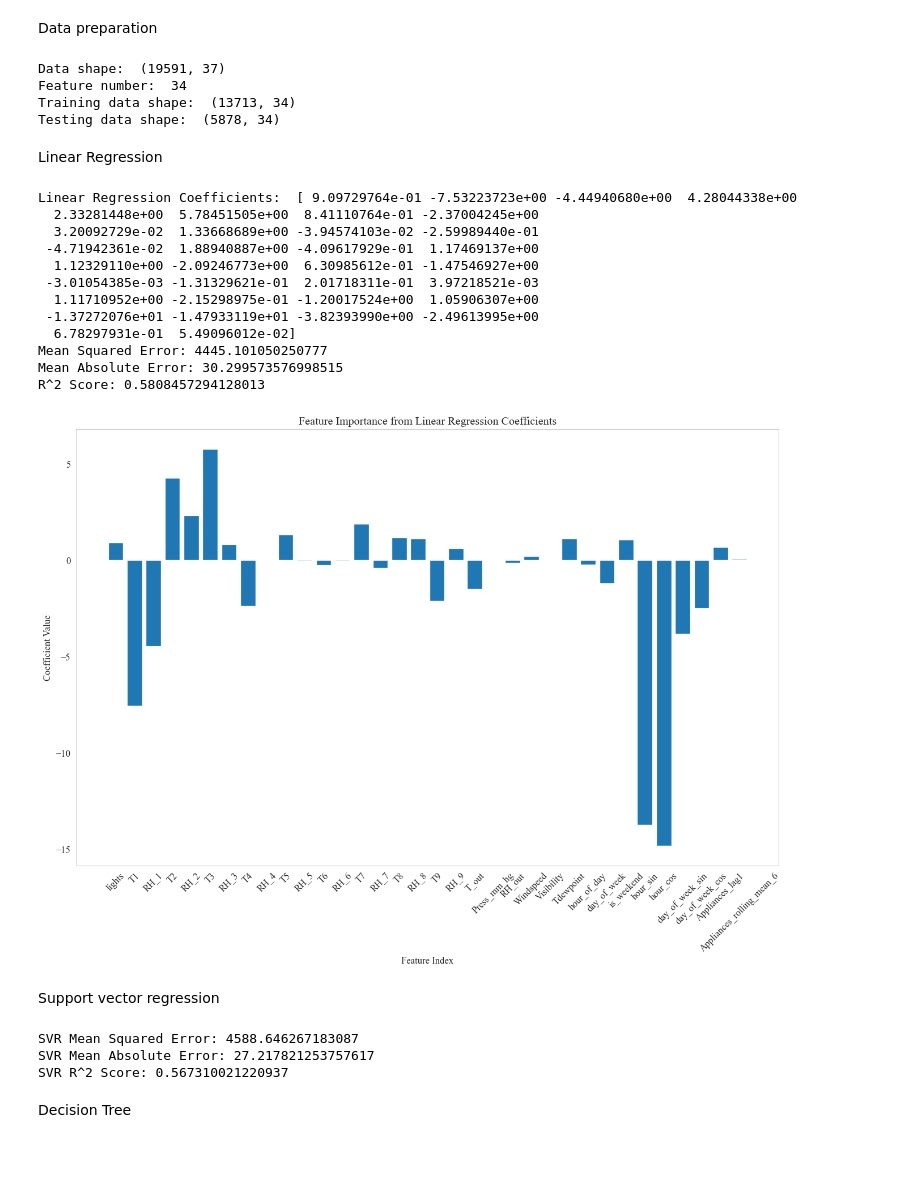
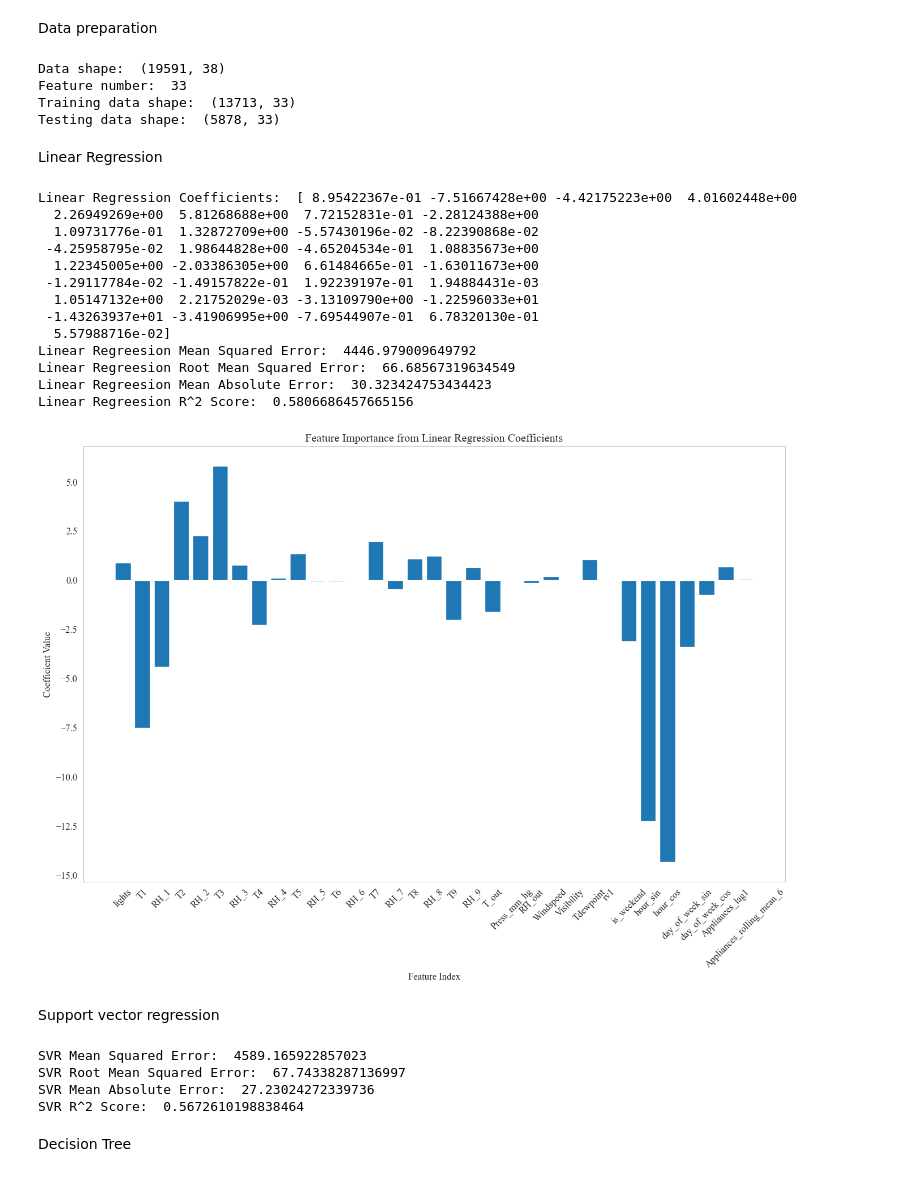
Before and after one commit to CatPieee/Appliances-Energy-Consumption-Forecasting-Using-Time-Series-Machine-Learning, a Jupyter notebook: notebooks/3.0-Traditional_ML_Experimentation.ipynb, the cells around one changed output. Cells and saved outputs as stored; diff of their text form; code cells hidden in the pictures.

```diff
--- a/notebooks/3.0-Traditional_ML_Experimentation.ipynb
+++ b/notebooks/3.0-Traditional_ML_Experimentation.ipynb
@@ -32,7 +31,7 @@ print('Data shape: ', df.shape)
 features = ['lights', 'T1', 'RH_1', 'T2', 'RH_2', 'T3', 'RH_3', 'T4', 'RH_4',
             'T5', 'RH_5', 'T6', 'RH_6', 'T7', 'RH_7', 'T8', 'RH_8', 'T9',
             'RH_9', 'T_out', 'Press_mm_hg', 'RH_out', 'Windspeed',
-            'Visibility', 'Tdewpoint', 'hour_of_day', 'day_of_week',
+            'Visibility', 'Tdewpoint', 'rv1',
             'is_weekend', 'hour_sin', 'hour_cos', 'day_of_week_sin',
             'day_of_week_cos', 'Appliances_lag1', 'Appliances_rolling_mean_6']
 target = 'Appliances'
@@ -46,10 +45,10 @@ X_train, X_test, y_train, y_test = train_test_split(X, y, test_size=0.3, random_
 print('Training data shape: ', X_train.shape)
 print('Testing data shape: ', X_test.shape)
 # %% [output]
-Data shape:  (19591, 37)
-Feature number:  34
-Training data shape:  (13713, 34)
-Testing data shape:  (5878, 34)
+Data shape:  (19591, 38)
+Feature number:  33
+Training data shape:  (13713, 33)
+Testing data shape:  (5878, 33)
 # %%
 model_results = {}
 # %% [markdown]
@@ -57,48 +56,52 @@ Linear Regression
 # %%
 lin_reg = linear_model.LinearRegression()
 lin_reg.fit(X_train, y_train)
 print("Linear Regression Coefficients: ", lin_reg.coef_)
 
 y_pred = lin_reg.predict(X_test)
 
 mse = mean_squared_error(y_test, y_pred)
+rmse = root_mean_squared_error(y_test, y_pred)
 mae = mean_absolute_error(y_test, y_pred)
 r2 = r2_score(y_test, y_pred)
-print(f"Mean Squared Error: {mse}")
-print(f"Mean Absolute Error: {mae}")
-print(f"R^2 Score: {r2}")
+print("Linear Regreesion Mean Squared Error: ", mse)
+print("Linear Regreesion Root Mean Squared Error: ", rmse)
+print("Linear Regreesion Mean Absolute Error: ", mae)
+print("Linear Regreesion R^2 Score: ", r2)
 
 # model_results['Linear Regression'] = {
 #     'predictions': y_pred,
 #     'MSE': mse,
+#     'RMSE': rmse,
 #     'MAE': mae,
 #     'R2': r2
 # }
 
 # Feature coefficients analysis
 importance = lin_reg.coef_
 plt.figure(figsize=(16,10))
 plt.bar([x for x in range(len(importance))], importance)
 plt.xticks(ticks=range(len(features)), labels=features, rotation=45)
 plt.xlabel('Feature Index')
 plt.ylabel('Coefficient Value')
 plt.title('Feature Importance from Linear Regression Coefficients')
 plt.grid()
 plt.show()
 # %% [output]
-Linear Regression Coefficients:  [ 9.09729764e-01 -7.53223723e+00 -4.44940680e+00  4.28044338e+00
-  2.33281448e+00  5.78451505e+00  8.41110764e-01 -2.37004245e+00
-  3.20092729e-02  1.33668689e+00 -3.94574103e-02 -2.59989440e-01
- -4.71942361e-02  1.88940887e+00 -4.09617929e-01  1.17469137e+00
-  1.12329110e+00 -2.09246773e+00  6.30985612e-01 -1.47546927e+00
- -3.01054385e-03 -1.31329621e-01  2.01718311e-01  3.97218521e-03
-  1.11710952e+00 -2.15298975e-01 -1.20017524e+00  1.05906307e+00
- -1.37272076e+01 -1.47933119e+01 -3.82393990e+00 -2.49613995e+00
-  6.78297931e-01  5.49096012e-02]
-Mean Squared Error: 4445.101050250777
-Mean Absolute Error: 30.299573576998515
-R^2 Score: 0.5808457294128013
+Linear Regression Coefficients:  [ 8.95422367e-01 -7.51667428e+00 -4.42175223e+00  4.01602448e+00
+  2.26949269e+00  5.81268688e+00  7.72152831e-01 -2.28124388e+00
+  1.09731776e-01  1.32872709e+00 -5.57430196e-02 -8.22390868e-02
+ -4.25958795e-02  1.98644828e+00 -4.65204534e-01  1.08835673e+00
+  1.22345005e+00 -2.03386305e+00  6.61484665e-01 -1.63011673e+00
+ -1.29117784e-02 -1.49157822e-01  1.92239197e-01  1.94884431e-03
+  1.05147132e+00  2.21752029e-03 -3.13109790e+00 -1.22596033e+01
+ -1.43263937e+01 -3.41906995e+00 -7.69544907e-01  6.78320130e-01
+  5.57988716e-02]
+Linear Regreesion Mean Squared Error:  4446.979009649792
+Linear Regreesion Root Mean Squared Error:  66.68567319634549
+Linear Regreesion Mean Absolute Error:  30.323424753434423
+Linear Regreesion R^2 Score:  0.5806686457665156
-[figure, old version]
+[figure, new version]
 # %% [markdown]
 Support vector regression
 # %%
@@ -106,22 +109,26 @@ svr = SVR(kernel='rbf', C=10)
 svr.fit(X_train, y_train)
 y_pred_svr = svr.predict(X_test)
 mse_svr = mean_squared_error(y_test, y_pred_svr)
+rmse_svr = root_mean_squared_error(y_test, y_pred_svr)
 mae_svr = mean_absolute_error(y_test, y_pred_svr)
 r2_svr = r2_score(y_test, y_pred_svr)
-print(f"SVR Mean Squared Error: {mse_svr}")
-print(f"SVR Mean Absolute Error: {mae_svr}")
-print(f"SVR R^2 Score: {r2_svr}")
+print("SVR Mean Squared Error: ", mse_svr)
+print("SVR Root Mean Squared Error: ", rmse_svr)
+print("SVR Mean Absolute Error: ", mae_svr)
+print("SVR R^2 Score: ", r2_svr)
 
 model_results['Support Vector Regression'] = {
     'predictions': y_pred_svr,
     'MSE': mse_svr,
+    'RMSE': rmse_svr,
     'MAE': mae_svr,
     'R2': r2_svr
 }
 # %% [output]
-SVR Mean Squared Error: 4588.646267183087
-SVR Mean Absolute Error: 27.217821253757617
-SVR R^2 Score: 0.567310021220937
+SVR Mean Squared Error:  4589.165922857023
+SVR Root Mean Squared Error:  67.74338287136997
+SVR Mean Absolute Error:  27.23024272339736
+SVR R^2 Score:  0.5672610198838464
 # %% [markdown]
 Decision Tree
 # %%
```
Also changed, not shown: parts of 10 cells of this notebook, 12 other files.
